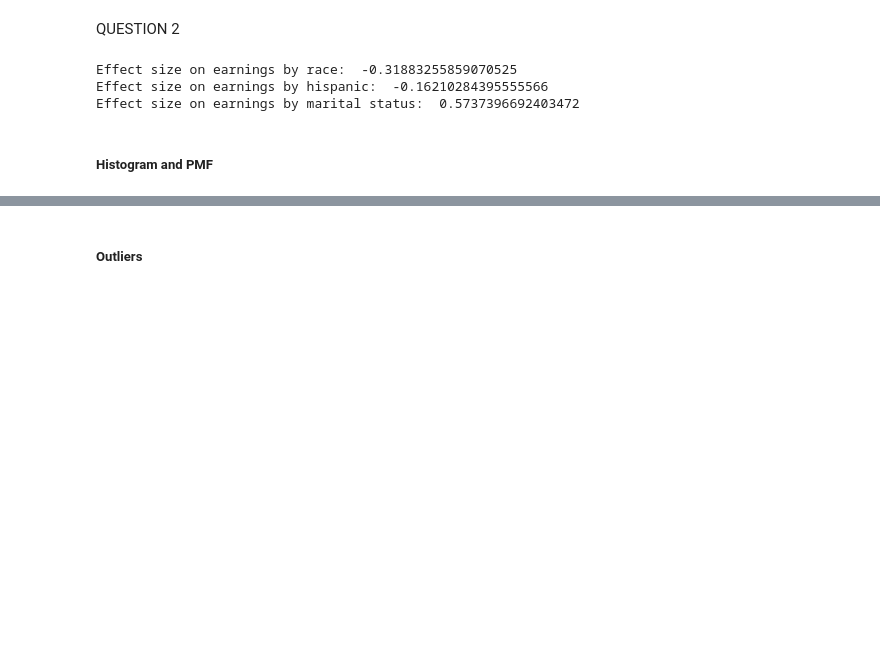
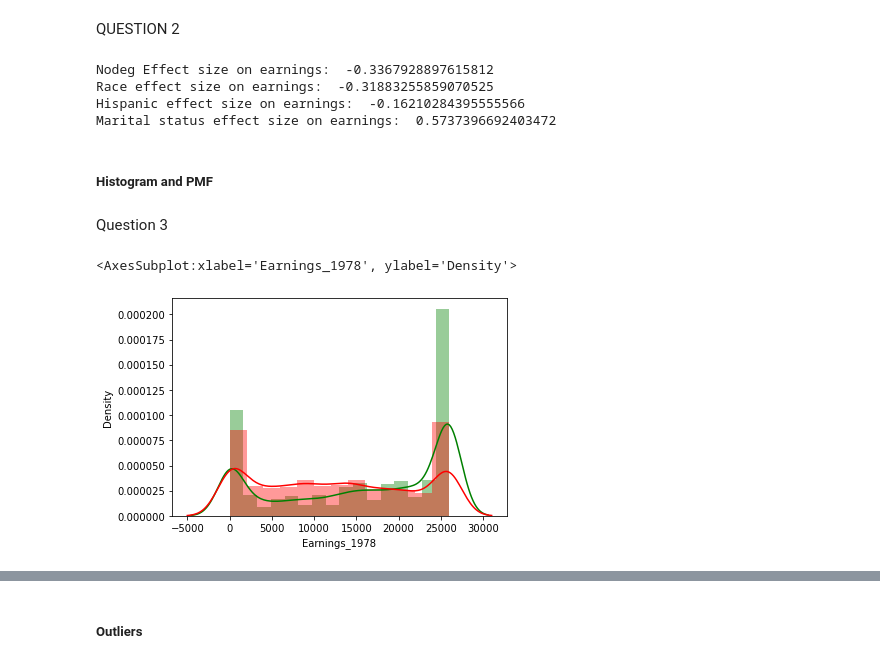
Before and after one commit to Isaacjimoh/BSIP_Assignment_1_Students, a Jupyter notebook: stats_asn_1_stud_temp.ipynb, the cells around one changed output, grey strips where cells are left out. Cells and saved outputs as stored; diff of their text form; code cells hidden in the pictures; blank space fills up the shorter version.

```diff
--- a/stats_asn_1_stud_temp.ipynb
+++ b/stats_asn_1_stud_temp.ipynb
@@ -252,22 +252,27 @@ def CohenEffectSize(group1, group2):
     d = diff / np.sqrt(pooled_var)
     return d
 # %%
+nodeg_true = df[df["Nodeg"] == 1]
+nodeg_false = df[df["Nodeg"] == 0]
+
 black_race = df[df["Race"] == "black"]
-notBlack_race = df[df["Race"] == "NotBlack"]
+notblack_race = df[df["Race"] == "NotBlack"]
 
-hispanic_race = df[df["Hisp"] == "hispanic"]
+Hispanic_race = df[df["Hisp"] == "hispanic"]
 notHispanic_race = df[df["Hisp"] == "NotHispanic"]
 
-married = df[df["MaritalStatus"] == "Married"]
+Married = df[df["MaritalStatus"] == "Married"]
 notMarried = df[df["MaritalStatus"] == "NotMarried"]
 # %%
-print("Effect size on earnings by race: ", thinkstats2.CohenEffectSize(black_race["Earnings_1978"], notBlack_race["Earnings_1978"]))
-print("Effect size on earnings by hispanic: ", thinkstats2.CohenEffectSize(hispanic_race["Earnings_1978"], notHispanic_race["Earnings_1978"]))
-print("Effect size on earnings by marital status: ", thinkstats2.CohenEffectSize(married["Earnings_1978"], notMarried["Earnings_1978"]))
+print("Nodeg Effect size on earnings: ", thinkstats2.CohenEffectSize(nodeg_true["Earnings_1978"], nodeg_false["Earnings_1978"]))
+print("Race effect size on earnings: ", thinkstats2.CohenEffectSize(black_race["Earnings_1978"], notblack_race["Earnings_1978"]))
+print("Hispanic effect size on earnings: ", thinkstats2.CohenEffectSize(Hispanic_race["Earnings_1978"], notHispanic_race["Earnings_1978"]))
+print("Marital status effect size on earnings: ", thinkstats2.CohenEffectSize(Married["Earnings_1978"], notMarried["Earnings_1978"]))
 # %% [output]
-Effect size on earnings by race:  -0.31883255859070525
-Effect size on earnings by hispanic:  -0.16210284395555566
-Effect size on earnings by marital status:  0.5737396692403472
+Nodeg Effect size on earnings:  -0.3367928897615812
+Race effect size on earnings:  -0.31883255859070525
+Hispanic effect size on earnings:  -0.16210284395555566
+Marital status effect size on earnings:  0.5737396692403472
 # %% [markdown]
 ##### Histogram and PMF
 # %%
@@ -276,3 +281,13 @@ Effect size on earnings by marital status:  0.5737396692403472
 #That's because there are very few values that are the same, e.g. $14762.34, $15672.86, etc...
 #Every cent is a different value.
 #Seaborn plots will probably look better by default.
+# %% [markdown]
+Question 3
+# %%
+#plotting  for Nodeg
+plt.ticklabel_format(style='plain', axis='x')
+sns.distplot(round(nodeg_false["Earnings_1978"],-3), label="Nodeg", color="Green")
+sns.distplot(round(nodeg_true["Earnings_1978"],-3),label="Nodeg",color="Red")
+# %% [output]
+<AxesSubplot:xlabel='Earnings_1978', ylabel='Density'>
+[figure, added]
```
Also changed, not shown: parts of 8 cells of this notebook.
